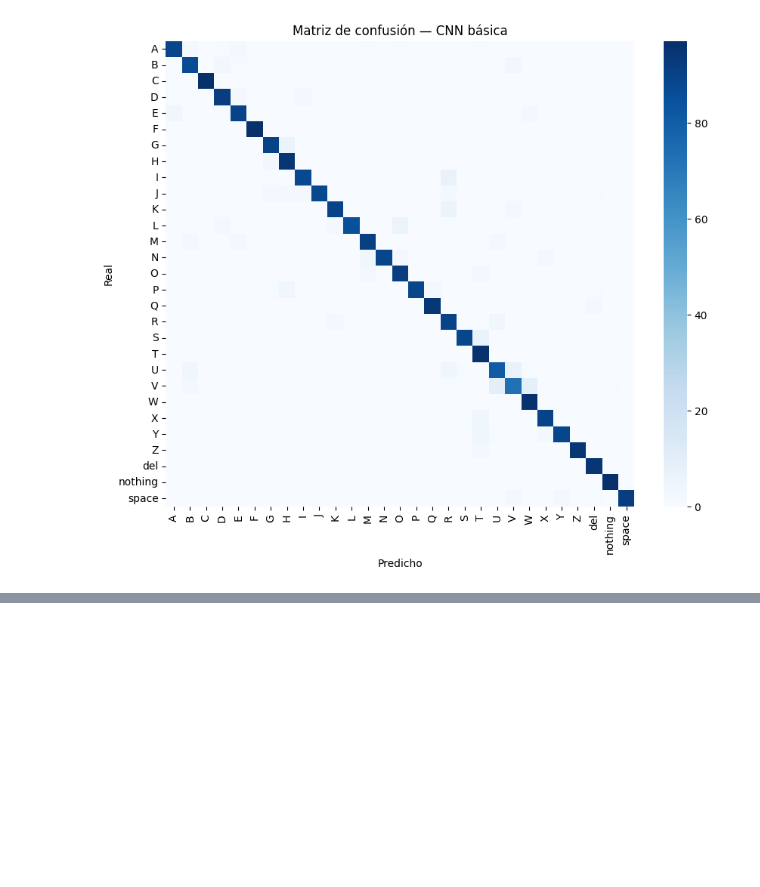
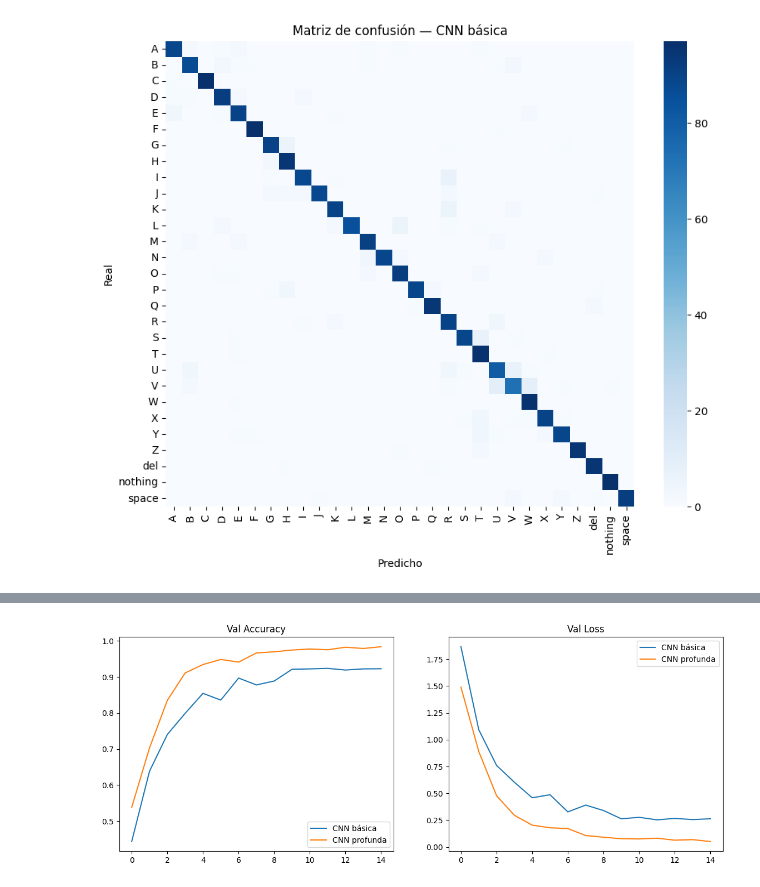
Before and after one commit to tismajo/CC3084-Laboratorio3, a Jupyter notebook: modelado.ipynb, the cells around one changed output, grey strips where cells are left out. Cells and saved outputs as stored; diff of their text form; code cells hidden in the pictures; blank space fills up the shorter version.

```diff
--- a/modelado.ipynb
+++ b/modelado.ipynb
@@ -250,0 +299,2 @@ F1-score (macro):  0.9289
+# %%
+history_profunda = entrenar_modelo(cnn_profunda, train_loader, val_loader, epochs=15)
@@ -250,0 +329,10 @@ F1-score (macro):  0.9289
+# %%
+fig, axes = plt.subplots(1, 2, figsize=(14, 5))
+for h, nombre in [(history_basica, "CNN básica"), (history_profunda, "CNN profunda")]:
+    axes[0].plot(h["val_acc"], label=nombre)
+    axes[1].plot(h["val_loss"], label=nombre)
+axes[0].set_title("Val Accuracy"); axes[0].legend()
+axes[1].set_title("Val Loss"); axes[1].legend()
+plt.show()
+# %% [output]
+[figure, added]
```
Also changed, not shown: parts of 6 cells of this notebook.
